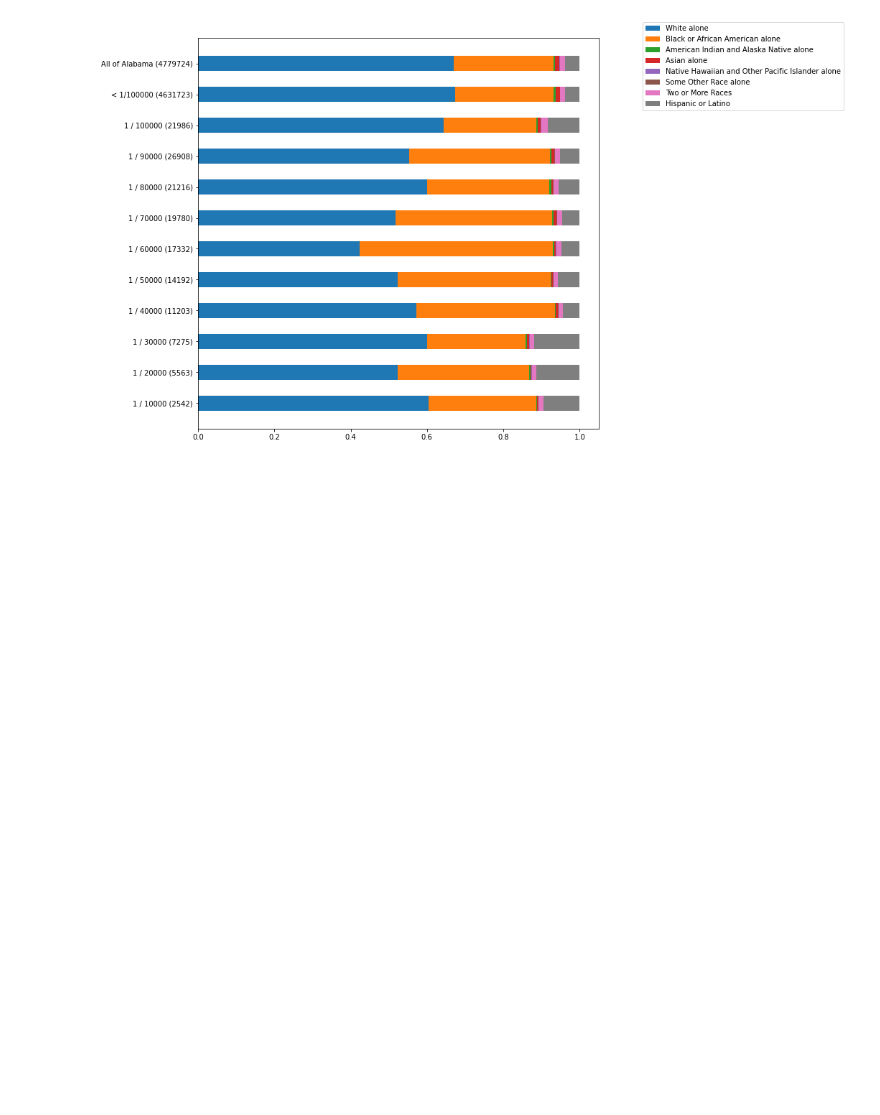
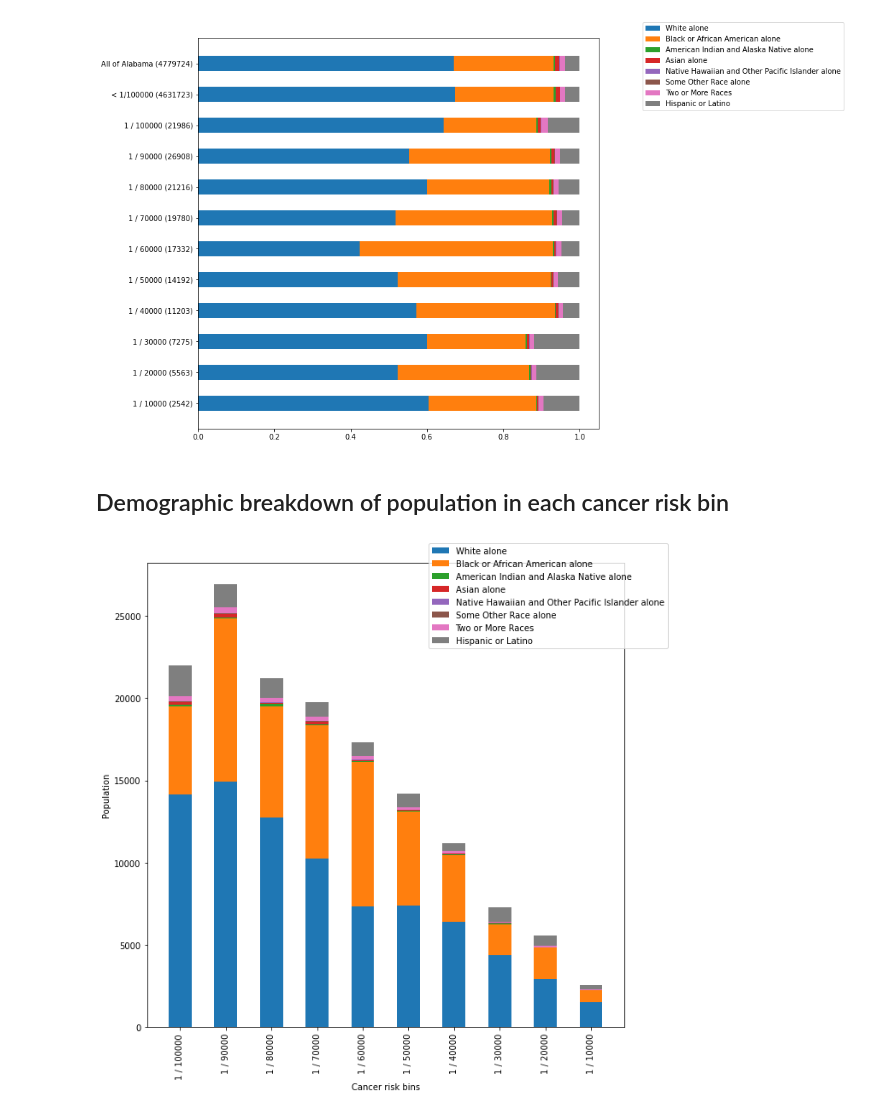
Before and after one commit to jasondamico/d3-visualizations, a Jupyter notebook: propublica_hotspots/eda/cancer_risk_distribution.ipynb, the cells around one changed output. Saved outputs shown, nothing was run; the diff lists cells and outputs as text; code cells hidden in the pictures; blank space fills up the shorter version.

Commit message:
Add demographic breakdown of each cancer risk bin by population

```diff
--- a/propublica_hotspots/eda/cancer_risk_distribution.ipynb
+++ b/propublica_hotspots/eda/cancer_risk_distribution.ipynb
@@ -200,3 +200,27 @@ plt.legend([f"{race_cols[i]}" for i in range(len(race_cols))], bbox_to_anchor=(1
 plt.show()
 # %% [output]
 [figure]
+# %% [markdown]
+## Demographic breakdown of population in each cancer risk bin
+# %%
+plt.figure(figsize=(10,10))
+al_total = gridspaces_df["Total"].sum()
+
+names = (cancer_groups["Maximum value in bin"]).tolist()
+
+percs = []
+
+# Assertion: all rows will be converted to bars and placed on same plot
+for col in race_cols:
+    perc = pd.Series(cancer_groups[col].tolist())
+
+    plt.bar(names, perc, 0.5, bottom=sum(percs))
+    percs.append(perc)
+
+plt.legend([f"{race_cols[i]}" for i in range(len(race_cols))], bbox_to_anchor=(1.1, 1.05))
+plt.xticks(rotation=90)
+plt.xlabel("Cancer risk bins")
+plt.ylabel("Population")
+plt.show()
+# %% [output]
+[figure, added]
```
